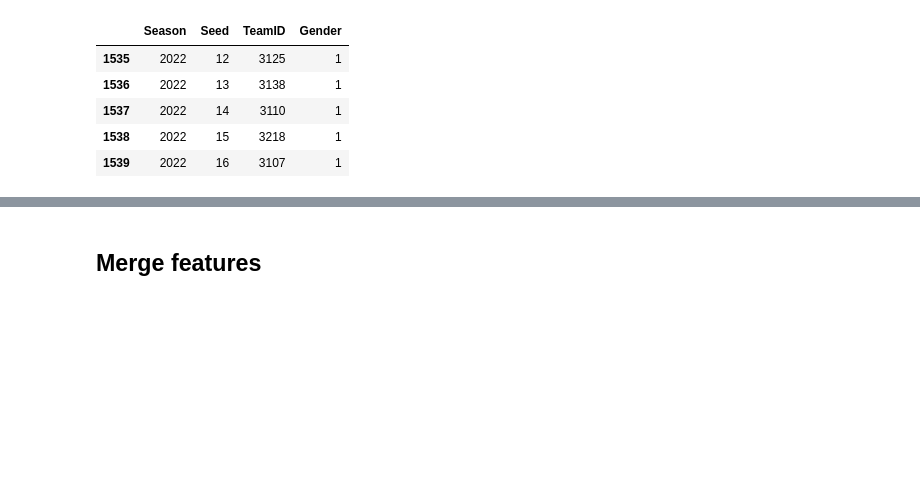
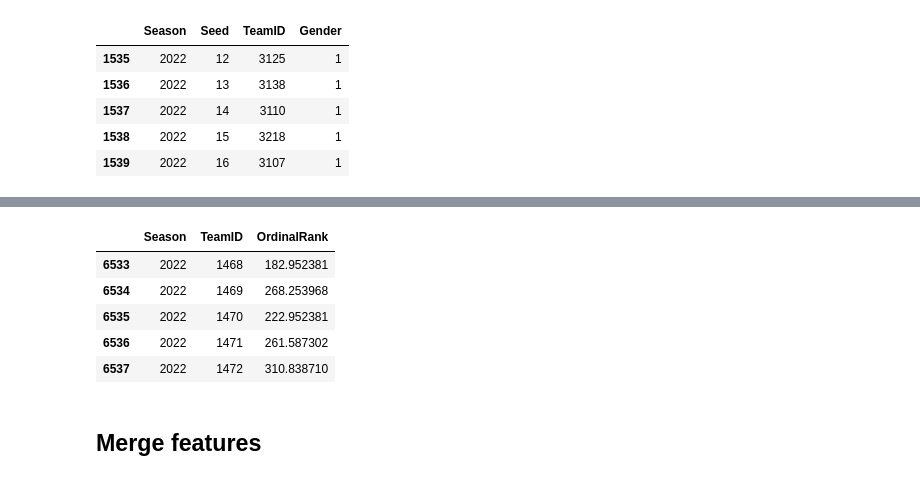
Before and after one commit to sethchart/kaggle-march-machine-learning-mania, a Jupyter notebook: kernels/warmup/notebook.ipynb, the cells around one changed output, grey strips where cells are left out. Saved outputs shown, nothing was run; the diff lists cells and outputs as text; code cells hidden in the pictures; blank space fills up the shorter version.

```diff
--- a/kernels/warmup/notebook.ipynb
+++ b/kernels/warmup/notebook.ipynb
@@ -231,3 +267,13 @@ seed_features.tail()
+# %%
+ranking_features = process_rankings(MMasseyOrdinals)
+ranking_features.tail()
+# %% [output]
+|  | Season | TeamID | OrdinalRank |
+| 6533 | 2022 | 1468 | 182.952381 |
+| 6534 | 2022 | 1469 | 268.253968 |
+| 6535 | 2022 | 1470 | 222.952381 |
+| 6536 | 2022 | 1471 | 261.587302 |
+| 6537 | 2022 | 1472 | 310.838710 |
 # %% [markdown]
 ## Merge features
 # %%
```
Also changed, not shown: parts of 10 cells of this notebook.
